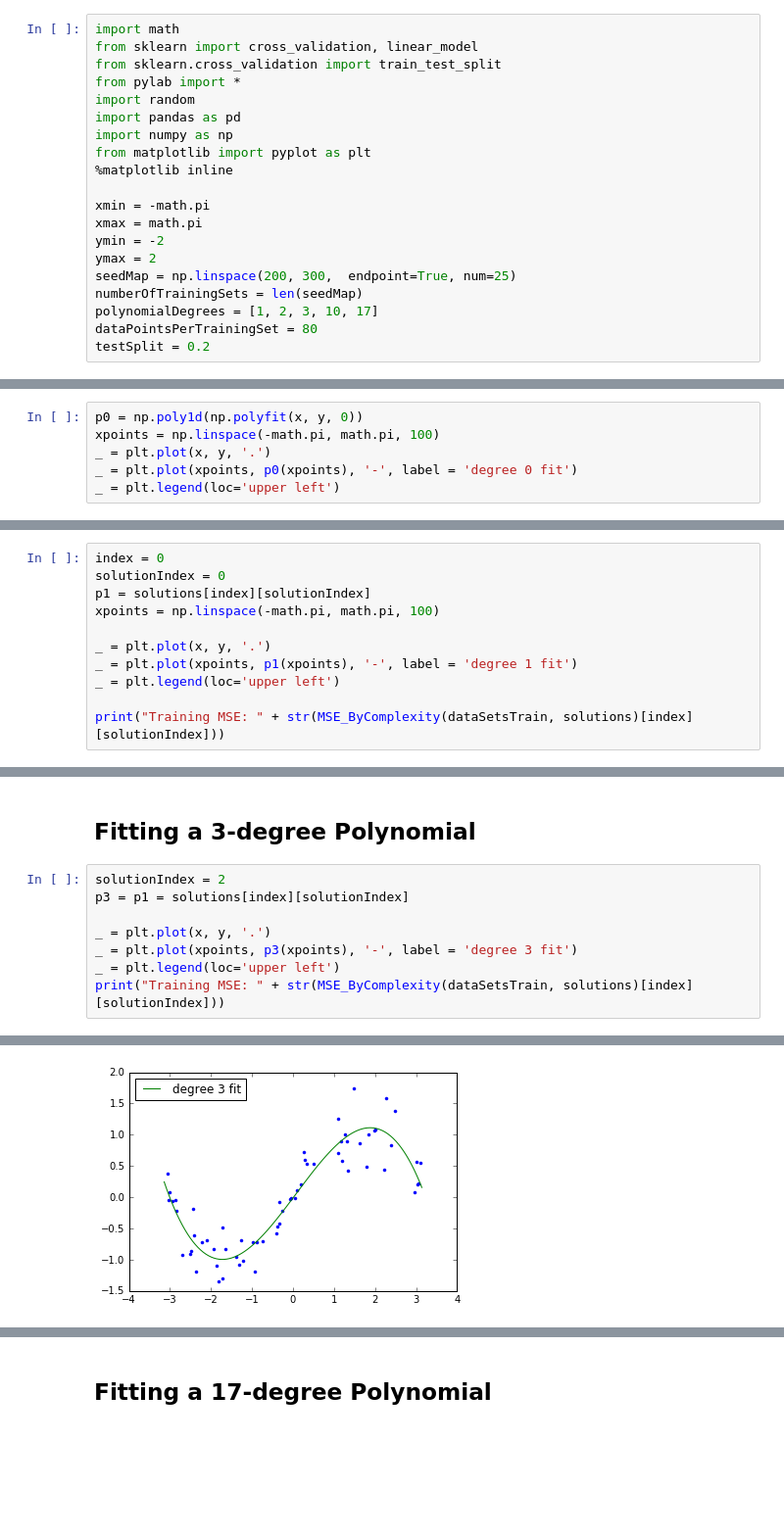
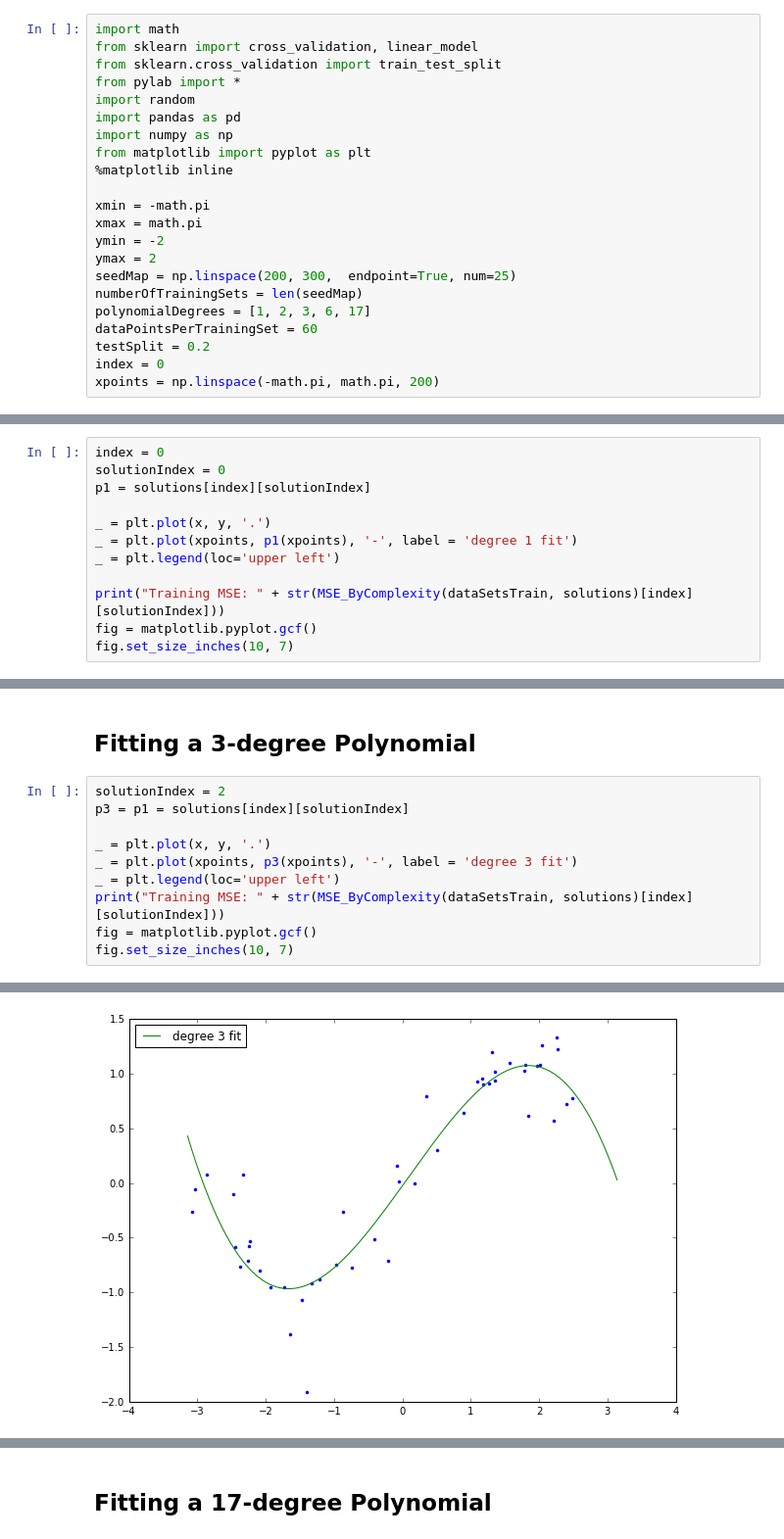
Before and after one commit to swkeny/Bias-Variance-Tradeoff, a Jupyter notebook: Python Scripts/Model Evaluation - Bias, Variance and Regularization.ipynb, the cells around one changed output, grey strips where cells are left out. Shown at 98% size. Drawn from its saved outputs; the diff is of its cells as text; blank space fills up the shorter version.

```diff
--- a/Python Scripts/Model Evaluation - Bias, Variance and Regularization.ipynb
+++ b/Python Scripts/Model Evaluation - Bias, Variance and Regularization.ipynb
@@ -23,6 +27,8 @@ ymin = -2
 ymax = 2
 seedMap = np.linspace(200, 300,  endpoint=True, num=25)
 numberOfTrainingSets = len(seedMap)
-polynomialDegrees = [1, 2, 3, 10, 17]
-dataPointsPerTrainingSet = 80
+polynomialDegrees = [1, 2, 3, 6, 17]
+dataPointsPerTrainingSet = 60
 testSplit = 0.2
+index = 0
+xpoints = np.linspace(-math.pi, math.pi, 200)
@@ -135,6 +169,0 @@ _ = plt.plot(x, y, '.')
-# %%
-p0 = np.poly1d(np.polyfit(x, y, 0))
-xpoints = np.linspace(-math.pi, math.pi, 100)
-_ = plt.plot(x, y, '.')
-_ = plt.plot(xpoints, p0(xpoints), '-', label = 'degree 0 fit')
-_ = plt.legend(loc='upper left')
@@ -146,11 +173,12 @@ _ = plt.legend(loc='upper left')
 index = 0
 solutionIndex = 0
 p1 = solutions[index][solutionIndex]
-xpoints = np.linspace(-math.pi, math.pi, 100)
 
 _ = plt.plot(x, y, '.')
 _ = plt.plot(xpoints, p1(xpoints), '-', label = 'degree 1 fit')
 _ = plt.legend(loc='upper left')
 
 print("Training MSE: " + str(MSE_ByComplexity(dataSetsTrain, solutions)[index][solutionIndex]))
+fig = matplotlib.pyplot.gcf()
+fig.set_size_inches(10, 7)
 # %% [output]
@@ -166,4 +194,6 @@ _ = plt.plot(x, y, '.')
 _ = plt.plot(xpoints, p3(xpoints), '-', label = 'degree 3 fit')
 _ = plt.legend(loc='upper left')
 print("Training MSE: " + str(MSE_ByComplexity(dataSetsTrain, solutions)[index][solutionIndex]))
+fig = matplotlib.pyplot.gcf()
+fig.set_size_inches(10, 7)
 # %% [output]
@@ -171 +201 @@ Training MSE: 0.0815610076977
-[figure, old version]
+[figure, new version]
```
Also changed, not shown: parts of 32 cells of this notebook, 1 other file.
